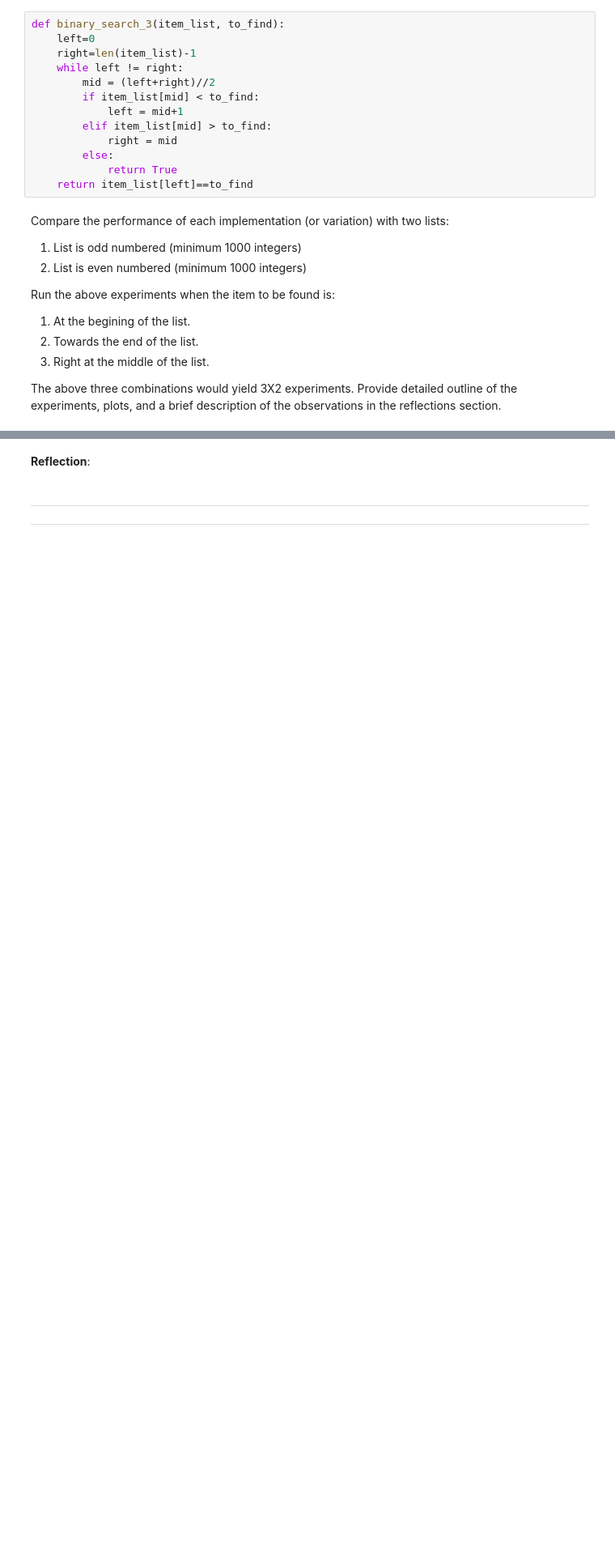
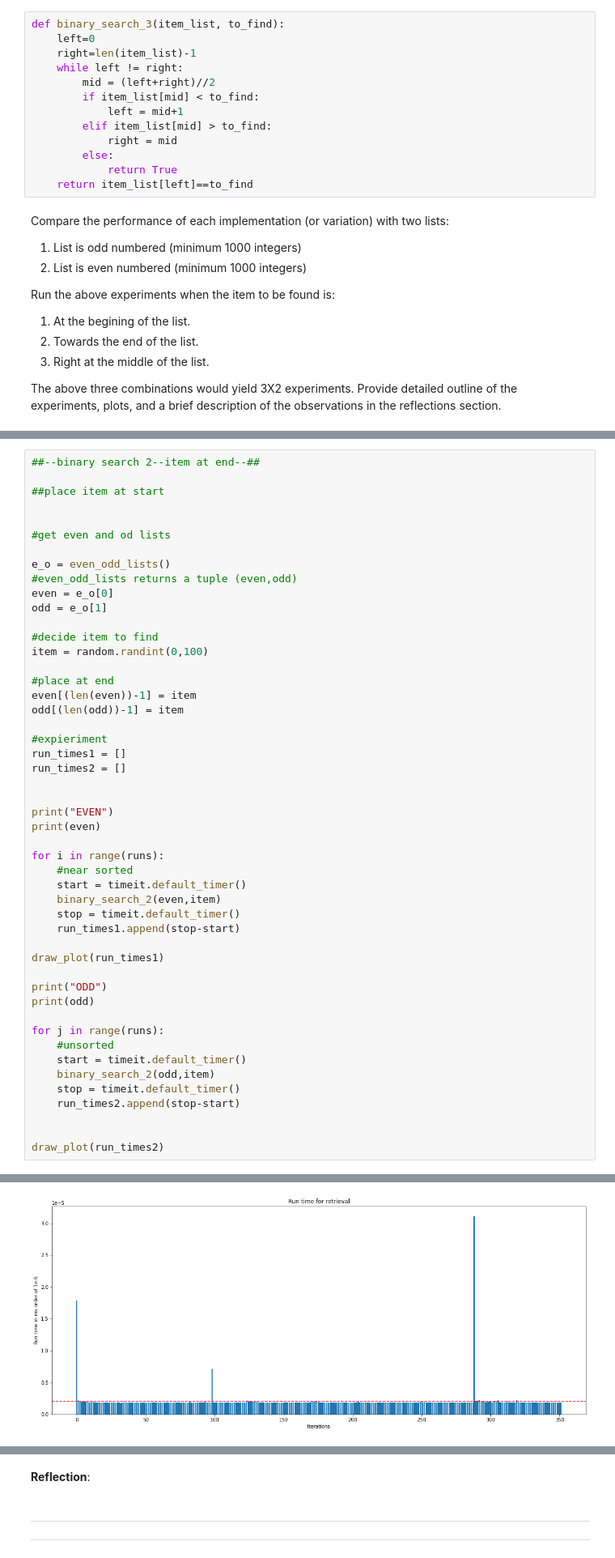
Before and after one commit to saboorah/CS2XC3, a Jupyter notebook: Lab_II.ipynb, the cells around one changed output, grey strips where cells are left out. Shown at 81% size. Cells and saved outputs as stored; diff of their text form; blank space fills up the shorter version.

```diff
--- a/Lab_II.ipynb
+++ b/Lab_II.ipynb
@@ -790,0 +847,50 @@ ODD
+# %%
+##--binary search 2--item at end--##
+
+##place item at start
+
+
+#get even and od lists
+
+e_o = even_odd_lists()
+#even_odd_lists returns a tuple (even,odd)
+even = e_o[0]
+odd = e_o[1]
+
+#decide item to find
+item = random.randint(0,100)
+
+#place at end
+even[(len(even))-1] = item
+odd[(len(odd))-1] = item
+
+#expieriment
+run_times1 = []
+run_times2 = []
+
+
+print("EVEN")
+print(even)
+
+for i in range(runs):
+    #near sorted
+    start = timeit.default_timer()
+    binary_search_2(even,item)
+    stop = timeit.default_timer()
+    run_times1.append(stop-start)
+
+draw_plot(run_times1)
+
+print("ODD")
+print(odd)
+
+for j in range(runs):
+    #unsorted
+    start = timeit.default_timer()
+    binary_search_2(odd,item)
+    stop = timeit.default_timer()
+    run_times2.append(stop-start)
+
+
+draw_plot(run_times2)
+# %% [output]
@@ -790,0 +899 @@ ODD
+[figure, added]
```
Also changed, not shown: parts of 27 cells of this notebook.
